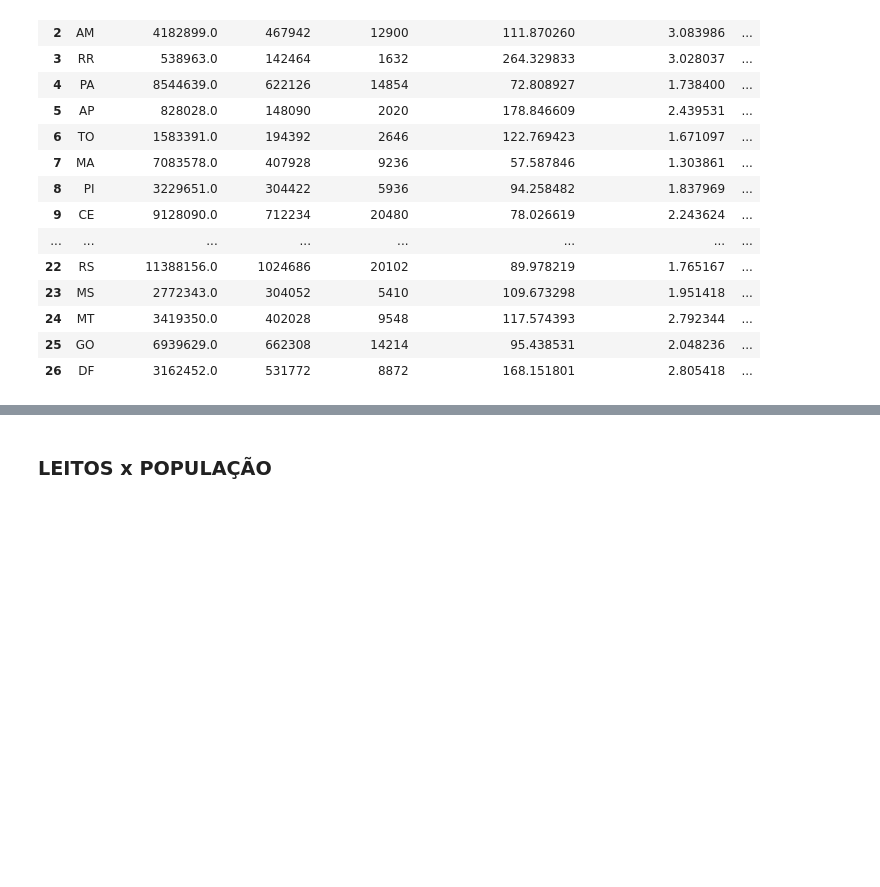
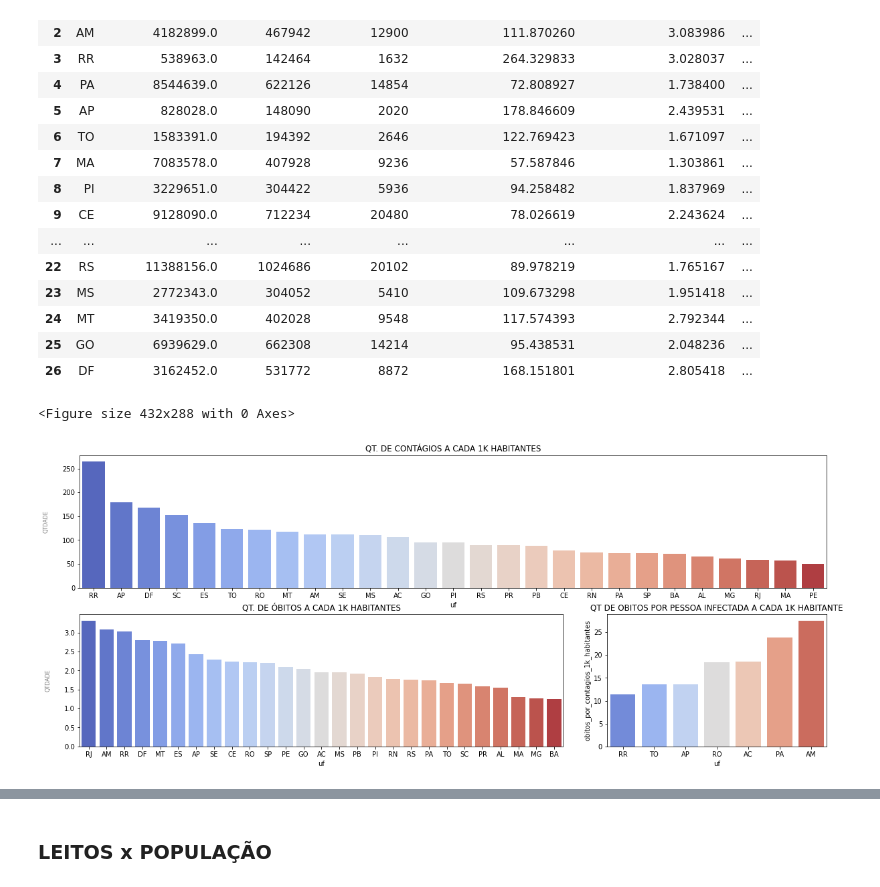
Before and after one commit to daianeklein/bootcamp-Alura, a Jupyter notebook: Desafio-Modulo4.ipynb, the cells around one changed output, grey strips where cells are left out. Drawn from its saved outputs; the diff is of its cells as text; code cells hidden in the pictures; blank space fills up the shorter version.

```diff
--- a/Desafio-Modulo4.ipynb
+++ b/Desafio-Modulo4.ipynb
@@ -378,7 +378,7 @@ populacao_e_contagio['contagio_1k_habitante'] = (populacao_e_contagio['casosNovo
 populacao_e_contagio['obitos_1k_habitante'] = (populacao_e_contagio['obitosNovos'] /  populacao_e_contagio['Populacao_2019']) * 1000
 
 # Calculando a qt de obitos pela qt. de contagios
-populacao_e_contagio['obitos_por_contagios_1k_habitantes'] = (populacao_e_contagio['obitosNovos'] / populacao_e_contagio['casosNovos'] ) * 1000
+populacao_e_contagio['obitos_por_contagios_1k_habitantes'] = (populacao_e_contagio['obitosNovos'] * 1000) / populacao_e_contagio['casosNovos']
 
 populacao_e_contagio
 # %% [output]
@@ -399,3 +399,52 @@ populacao_e_contagio
 | 24 | MT | 3419350.0 | 402028 | 9548 | 117.574393 | 2.792344 | ... |
 | 25 | GO | 6939629.0 | 662308 | 14214 | 95.438531 | 2.048236 | ... |
 | 26 | DF | 3162452.0 | 531772 | 8872 | 168.151801 | 2.805418 | ... |
+# %%
+fig3 = plt.figure(constrained_layout=True)
+fig3 = plt.figure(figsize=(20,8))
+
+#######
+
+
+gs = fig3.add_gridspec(2, 3) ## number of charts
+
+
+graph1 = fig3.add_subplot(gs[0, :]) ##chart 1
+
+graph1.set_title('QT. DE CONTÁGIOS A CADA 1K HABITANTES')
+sns.barplot(data = populacao_e_contagio.sort_values('contagio_1k_habitante', ascending=False), x= 'uf', y='contagio_1k_habitante',
+                     palette='coolwarm')
+plt.ylabel('QTDADE', color = 'grey', labelpad = 20, fontsize = 8)
+
+
+
+#######
+
+
+order = obitos_uf.sort_values(by='obitosNovos', ascending=False)['estado']
+graph2 = fig3.add_subplot(gs[1, :-1])
+graph2.set_title('QT. DE ÓBITOS A CADA 1K HABITANTES')
+
+graph2= sns.barplot(data = populacao_e_contagio.sort_values('obitos_1k_habitante', ascending=False), x= 'uf', y='obitos_1k_habitante',
+                                         palette='coolwarm')
+
+plt.ylabel('QTDADE', color = 'grey', labelpad = 20, fontsize = 8)
+
+
+#######
+
+norte = ['AC', 'AM', 'AP', 'PA', 'RO', 'RR', 'TO']
+
+
+graph3 = fig3.add_subplot(gs[1:, -1])
+graph3.set_title('QT DE OBITOS POR PESSOA INFECTADA A CADA 1K HABITANTE')
+graph3 = sns.barplot(data = populacao_e_contagio[populacao_e_contagio['uf'].isin(norte)].sort_values(by='obitos_por_contagios_1k_habitantes'), x= 'uf', y='obitos_por_contagios_1k_habitantes',
+                     palette='coolwarm')
+
+
+#######
+
+fig3 = fig3;
+# %% [output]
+<Figure size 432x288 with 0 Axes>
+[figure, added]
```
Also changed, not shown: parts of 2 cells of this notebook.
